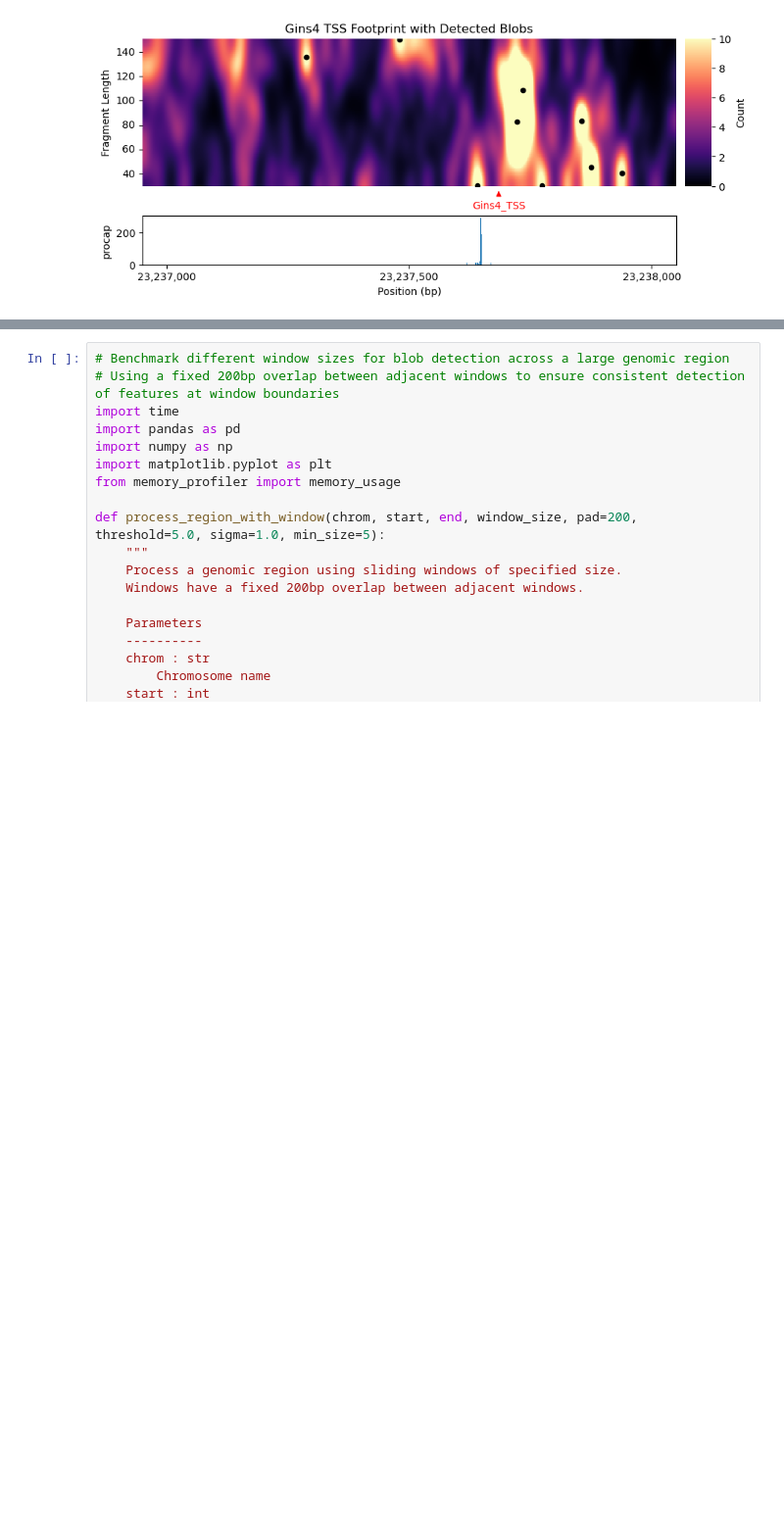
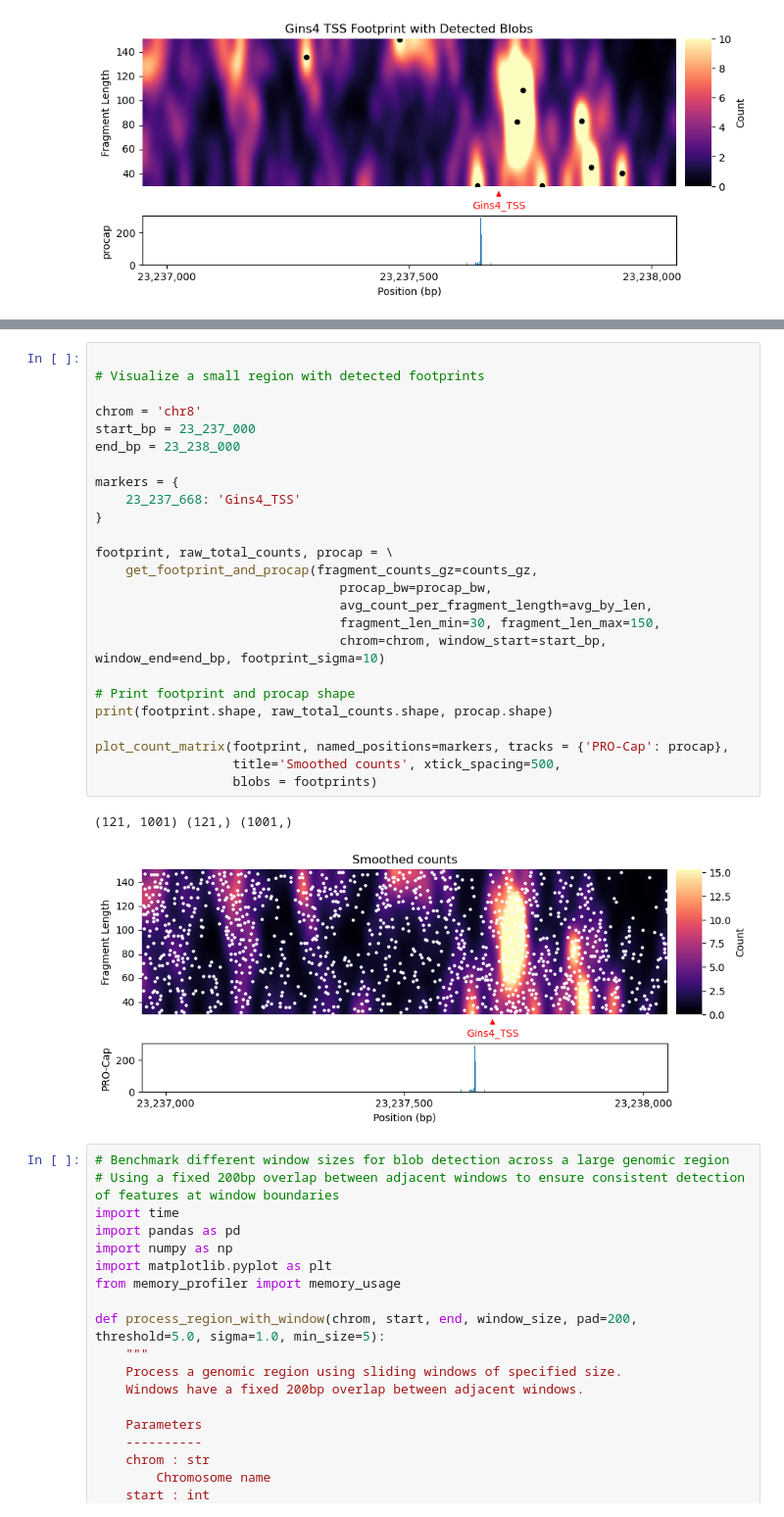
Before and after one commit to aryeelab/foci-3d, a Jupyter notebook: code/footprinting.ipynb, the cells around one changed output, grey strips where cells are left out. Shown at 98% size. Saved outputs shown, nothing was run; the diff lists cells and outputs as text; blank space fills up the shorter version.

```diff
--- a/code/footprinting.ipynb
+++ b/code/footprinting.ipynb
@@ -214,3 +284,31 @@ Index: []
+# %%
+
+# Visualize a small region with detected footprints
+
+chrom = 'chr8'
+start_bp = 23_237_000
+end_bp = 23_238_000
+
+markers = {
+    23_237_668: 'Gins4_TSS'
+}
+
+footprint, raw_total_counts, procap = \
+    get_footprint_and_procap(fragment_counts_gz=counts_gz,
+                                procap_bw=procap_bw,
+                                avg_count_per_fragment_length=avg_by_len,
+                                fragment_len_min=30, fragment_len_max=150,
+                                chrom=chrom, window_start=start_bp, window_end=end_bp, footprint_sigma=10)
+
+# Print footprint and procap shape
+print(footprint.shape, raw_total_counts.shape, procap.shape)
+
+plot_count_matrix(footprint, named_positions=markers, tracks = {'PRO-Cap': procap},
+                  title='Smoothed counts', xtick_spacing=500,
+                  blobs = footprints)
+# %% [output]
+(121, 1001) (121,) (1001,)
+[figure, added]
 # %%
 # Benchmark different window sizes for blob detection across a large genomic region
 # Using a fixed 200bp overlap between adjacent windows to ensure consistent detection of features at window boundaries
```
Also changed, not shown: parts of 3 cells of this notebook, 1 other file.
